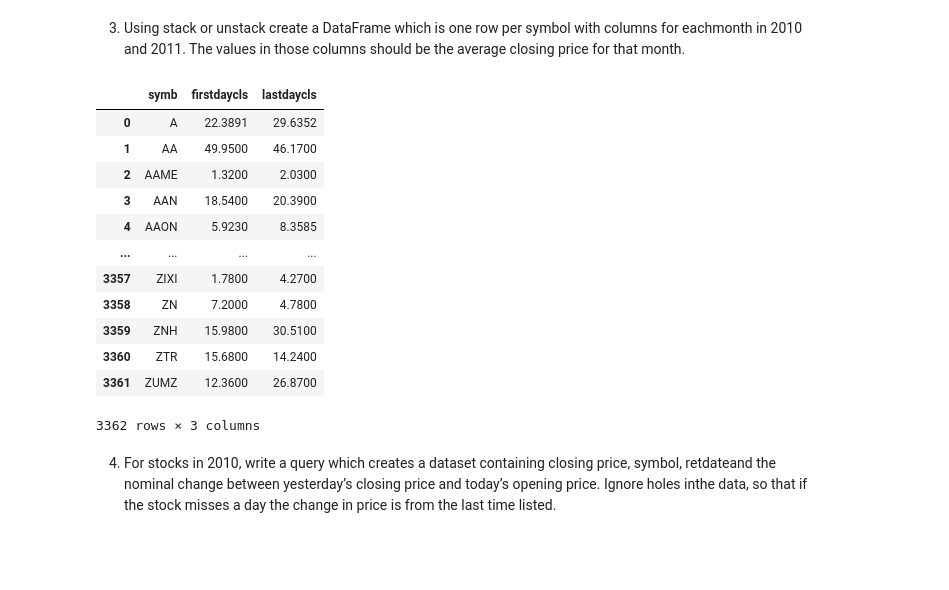
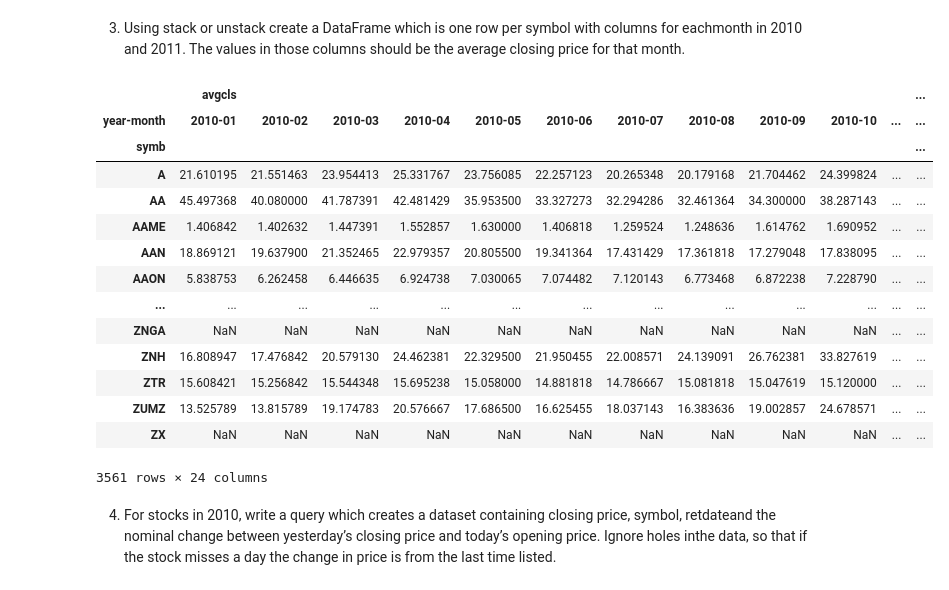
Before and after one commit to anitarestrepo16/databases_class_pandas, a Jupyter notebook: HW8/HW8.ipynb, the cells around one changed output. Saved outputs shown, nothing was run; the diff lists cells and outputs as text; code cells hidden in the pictures; blank space fills up the shorter version.

```diff
--- a/HW8/HW8.ipynb
+++ b/HW8/HW8.ipynb
@@ -170,28 +174,26 @@ pd.merge(left, right, left_on = ['symb', 'firstday'], right_on = ['symb', 'retda
 # %% [markdown]
 3. Using stack or unstack create a DataFrame which is one row per symbol with columns for eachmonth in 2010 and 2011. The values in those columns should be the average closing price for that month.
-# %%
-left = df2010.groupby(df2010.loc[:, 'symb'], as_index = False).agg({'retdate': ['min']})
-left.columns = ['symb', 'firstday']
-right = df2010.loc[:, ['symb', 'retdate', 'cls']]
-new_left = pd.merge(left, right, left_on = ['symb', 'firstday'], right_on = ['symb', 'retdate'], how = 'left').loc[:, ['symb', 'cls']].rename(columns = {'cls': 'firstdaycls'})
-left = df2010.groupby(df2010.loc[:, 'symb'], as_index = False).agg({'retdate': ['max']})
-left.columns = ['symb', 'lastday']
-right = df2010.loc[:, ['symb', 'retdate', 'cls']]
-new_right = pd.merge(left, right, left_on = ['symb', 'lastday'], right_on = ['symb', 'retdate'], how = 'left').loc[:, ['symb', 'cls']].rename(columns = {'cls': 'lastdaycls'})
-pd.merge(new_left, new_right, how = 'inner', on = 'symb')
-# %% [output]
-|  | symb | firstdaycls | lastdaycls |
-| 0 | A | 22.3891 | 29.6352 |
-| 1 | AA | 49.9500 | 46.1700 |
-| 2 | AAME | 1.3200 | 2.0300 |
-| 3 | AAN | 18.5400 | 20.3900 |
-| 4 | AAON | 5.9230 | 8.3585 |
-| ... | ... | ... | ... |
-| 3357 | ZIXI | 1.7800 | 4.2700 |
-| 3358 | ZN | 7.2000 | 4.7800 |
-| 3359 | ZNH | 15.9800 | 30.5100 |
-| 3360 | ZTR | 15.6800 | 14.2400 |
-| 3361 | ZUMZ | 12.3600 | 26.8700 |
-3362 rows × 3 columns
+# %%
+temp = pd.concat([df2010, df2011]).sort_values(['symb', 'retdate']).reset_index(drop = True)
+temp.loc[:, 'year-month'] = temp.loc[:, 'retdate'].dt.strftime('%Y-%m')
+out = temp.groupby(['symb', 'year-month']).agg({'cls': 'mean'})
+out.columns = ['avgcls']
+out.unstack('year-month')
+# %% [output]
+|  | avgcls |  |  |  |  |  |  |  |  |  |  | ... |
+| year-month | 2010-01 | 2010-02 | 2010-03 | 2010-04 | 2010-05 | 2010-06 | 2010-07 | 2010-08 | 2010-09 | 2010-10 | ... | ... |
+| symb |  |  |  |  |  |  |  |  |  |  |  | ... |
+| A | 21.610195 | 21.551463 | 23.954413 | 25.331767 | 23.756085 | 22.257123 | 20.265348 | 20.179168 | 21.704462 | 24.399824 | ... | ... |
+| AA | 45.497368 | 40.080000 | 41.787391 | 42.481429 | 35.953500 | 33.327273 | 32.294286 | 32.461364 | 34.300000 | 38.287143 | ... | ... |
+| AAME | 1.406842 | 1.402632 | 1.447391 | 1.552857 | 1.630000 | 1.406818 | 1.259524 | 1.248636 | 1.614762 | 1.690952 | ... | ... |
+| AAN | 18.869121 | 19.637900 | 21.352465 | 22.979357 | 20.805500 | 19.341364 | 17.431429 | 17.361818 | 17.279048 | 17.838095 | ... | ... |
+| AAON | 5.838753 | 6.262458 | 6.446635 | 6.924738 | 7.030065 | 7.074482 | 7.120143 | 6.773468 | 6.872238 | 7.228790 | ... | ... |
+| ... | ... | ... | ... | ... | ... | ... | ... | ... | ... | ... | ... | ... |
+| ZNGA | NaN | NaN | NaN | NaN | NaN | NaN | NaN | NaN | NaN | NaN | ... | ... |
+| ZNH | 16.808947 | 17.476842 | 20.579130 | 24.462381 | 22.329500 | 21.950455 | 22.008571 | 24.139091 | 26.762381 | 33.827619 | ... | ... |
+| ZTR | 15.608421 | 15.256842 | 15.544348 | 15.695238 | 15.058000 | 14.881818 | 14.786667 | 15.081818 | 15.047619 | 15.120000 | ... | ... |
+| ZUMZ | 13.525789 | 13.815789 | 19.174783 | 20.576667 | 17.686500 | 16.625455 | 18.037143 | 16.383636 | 19.002857 | 24.678571 | ... | ... |
+| ZX | NaN | NaN | NaN | NaN | NaN | NaN | NaN | NaN | NaN | NaN | ... | ... |
+3561 rows × 24 columns
 # %% [markdown]
 4. For stocks in 2010, write a query which creates a dataset containing closing price, symbol, retdateand the nominal change between yesterday’s closing price and today’s opening price. Ignore holes inthe data, so that if the stock misses a day the change in price is from the last time listed.
```
Also changed, not shown: parts of 18 cells of this notebook.
